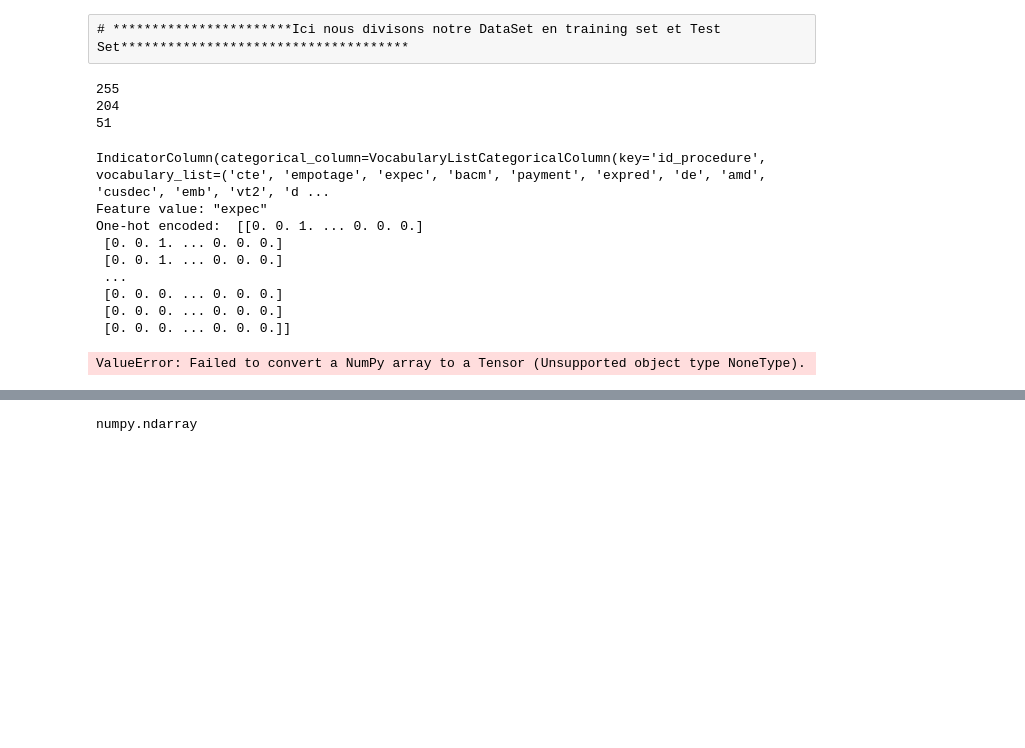
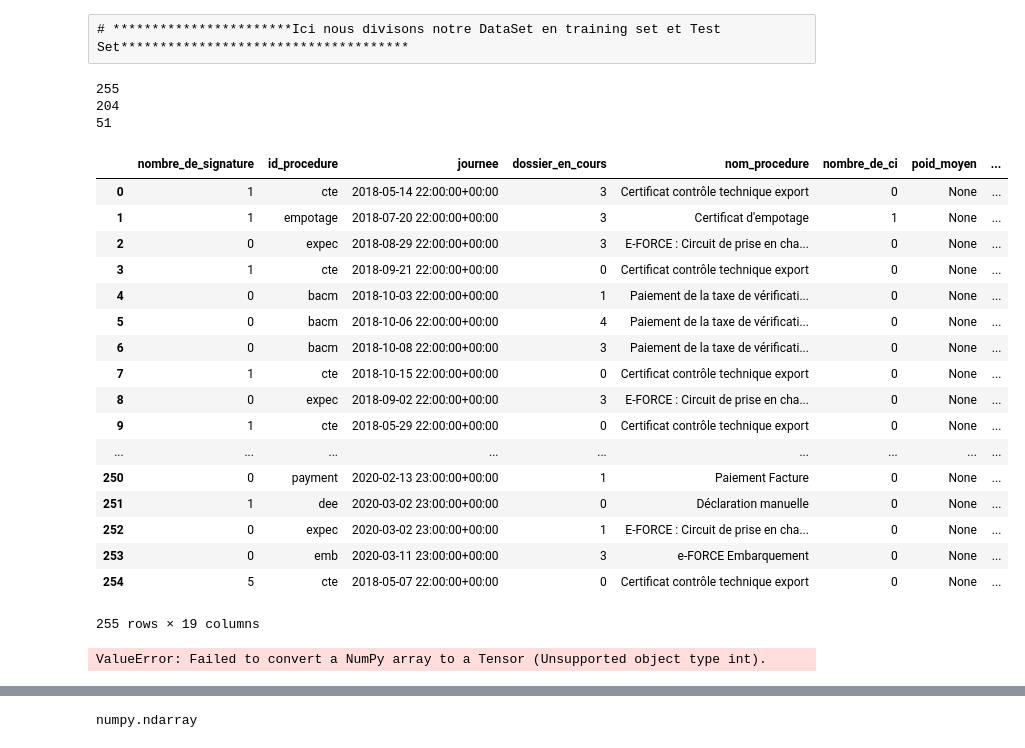
Before and after one commit to ngobibibnbe/Infos_centre, a Jupyter notebook: MachineLearning/Untitled.ipynb, the cells around one changed output, grey strips where cells are left out. Drawn from its saved outputs; the diff is of its cells as text; code cells hidden in the pictures; blank space fills up the shorter version.

```diff
--- a/MachineLearning/Untitled.ipynb
+++ b/MachineLearning/Untitled.ipynb
@@ -123,33 +124,58 @@ df.fillna(value=pandas.np.nan, inplace=True)
 # %% [raw]
 # ***********************Ici nous divisons notre DataSet en training set et Test Set*************************************
 # %%
-df=elastic_df
 
 from sklearn.model_selection import train_test_split
 
 train, test = train_test_split(elastic_df, test_size=0.2)
 y=elastic_df['duree_moyenne']
 
 #deprecate
 print(len(df ))
 print(len(train))
 print(len(test))
 
 y_train=(train['duree_moyenne']).to_numpy()
 y_test=(test['duree_moyenne']).to_numpy()
 
 df_train=train[['nombre_de_signature', 'dossier_en_cours',
                 'nombre_de_ci','poid_moyen','qte_moyenne','nombre_de_dossier'
                   ,'nombre_de_rejection','day','month',
                 'year','weekday','id_procedure', 'nom_procedure' ,'good_hs_code']]
 df_test=test[['nombre_de_signature', 'dossier_en_cours',
                 'nombre_de_ci','poid_moyen','qte_moyenne','nombre_de_dossier'
                   ,'nombre_de_rejection','day','month',
                 'year','weekday','id_procedure', 'nom_procedure' ,'good_hs_code']]
+data=df_train.to_numpy()
+df_train = pandas.DataFrame({'nombre_de_signature': data[:, 0], 'dossier_en_cours': data[:, 1],
+                'nombre_de_ci' : data[:, 2],'poid_moyen' : data[:, 3],'qte_moyenne' : data[:, 4],
+                         'nombre_de_dossier' : data[:, 5]
+                  ,'nombre_de_rejection' : data[:, 6],'day' : data[:, 7],'month' : data[:, 8],
+                'year'  : data[:, 9] ,'weekday' : data[:, 10],'id_procedure' : data[:, 11],
+                         'nom_procedure' : data[:, 12] ,'good_hs_code' : data[:, 13]})
+dftrain
 # %% [output]
 255
 204
 51
+|  | nombre_de_signature | id_procedure | journee | dossier_en_cours | nom_procedure | nombre_de_ci | poid_moyen | ... |
+| 0 | 1 | cte | 2018-05-14 22:00:00+00:00 | 3 | Certificat contrôle technique export | 0 | None | ... |
+| 1 | 1 | empotage | 2018-07-20 22:00:00+00:00 | 3 | Certificat d'empotage | 1 | None | ... |
+| 2 | 0 | expec | 2018-08-29 22:00:00+00:00 | 3 | E-FORCE : Circuit de prise en cha... | 0 | None | ... |
+| 3 | 1 | cte | 2018-09-21 22:00:00+00:00 | 0 | Certificat contrôle technique export | 0 | None | ... |
+| 4 | 0 | bacm | 2018-10-03 22:00:00+00:00 | 1 | Paiement de la taxe de vérificati... | 0 | None | ... |
+| 5 | 0 | bacm | 2018-10-06 22:00:00+00:00 | 4 | Paiement de la taxe de vérificati... | 0 | None | ... |
+| 6 | 0 | bacm | 2018-10-08 22:00:00+00:00 | 3 | Paiement de la taxe de vérificati... | 0 | None | ... |
+| 7 | 1 | cte | 2018-10-15 22:00:00+00:00 | 0 | Certificat contrôle technique export | 0 | None | ... |
+| 8 | 0 | expec | 2018-09-02 22:00:00+00:00 | 3 | E-FORCE : Circuit de prise en cha... | 0 | None | ... |
+| 9 | 1 | cte | 2018-05-29 22:00:00+00:00 | 0 | Certificat contrôle technique export | 0 | None | ... |
+| ... | ... | ... | ... | ... | ... | ... | ... | ... |
+| 250 | 0 | payment | 2020-02-13 23:00:00+00:00 | 1 | Paiement Facture | 0 | None | ... |
+| 251 | 1 | dee | 2020-03-02 23:00:00+00:00 | 0 | Déclaration manuelle | 0 | None | ... |
+| 252 | 0 | expec | 2020-03-02 23:00:00+00:00 | 1 | E-FORCE : Circuit de prise en cha... | 0 | None | ... |
+| 253 | 0 | emb | 2020-03-11 23:00:00+00:00 | 3 | e-FORCE Embarquement | 0 | None | ... |
+| 254 | 5 | cte | 2018-05-07 22:00:00+00:00 | 0 | Certificat contrôle technique export | 0 | None | ... |
+255 rows × 19 columns
 # %%
 CATEGORICAL_COLUMNS = ['id_procedure', 'nom_procedure' ,'good_hs_code']
 
@@ -164,13 +190,15 @@ def one_hot_cat_column(feature_name, vocab):
 feature_columns = []
 for feature_name in CATEGORICAL_COLUMNS:
     # Need to one-hot encode categorical features.
-    vocabulary = dftrain[feature_name].unique()
+    vocabulary = df_train[feature_name].unique()
     feature_columns.append(one_hot_cat_column(feature_name, vocabulary))
 
 for feature_name in NUMERIC_COLUMNS:
     feature_columns.append(tf.feature_column.numeric_column(feature_name,
                                            dtype=tf.float32))
-example = dict(dftrain)
+example = dict(df)
+example_train = dict(df_train)
+
 voc_procedures = dftrain["id_procedure"].unique()
 
 class_fc = tf.feature_column.indicator_column(tf.feature_column.categorical_column_with_vocabulary_list(
@@ -180,17 +208,9 @@ class_fc = tf.feature_column.indicator_column(tf.feature_column.categorical_colu
 #print('Feature value: "{}"'.format(example['id_procedure'].iloc[0]))
 #print('One-hot encoded: ', tf.keras.layers.DenseFeatures([class_fc])(example).numpy())
 tf.keras.layers.DenseFeatures(feature_columns)(example).numpy()
+tf.keras.layers.DenseFeatures(feature_columns)(example_train).numpy()
 # %% [output]
-IndicatorColumn(categorical_column=VocabularyListCategoricalColumn(key='id_procedure', vocabulary_list=('cte', 'empotage', 'expec', 'bacm', 'payment', 'expred', 'de', 'amd', 'cusdec', 'emb', 'vt2', 'd ...
-Feature value: "expec"
-One-hot encoded:  [[0. 0. 1. ... 0. 0. 0.]
- [0. 0. 1. ... 0. 0. 0.]
- [0. 0. 1. ... 0. 0. 0.]
- ...
- [0. 0. 0. ... 0. 0. 0.]
- [0. 0. 0. ... 0. 0. 0.]
- [0. 0. 0. ... 0. 0. 0.]]
+ValueError: Failed to convert a NumPy array to a Tensor (Unsupported object type int).
-ValueError: Failed to convert a NumPy array to a Tensor (Unsupported object type NoneType).
 # %%
 #normalisation des données en batch
 NUM_EXAMPLES = int(len(y_train)/2)
```
Also changed, not shown: parts of 2 cells of this notebook.
